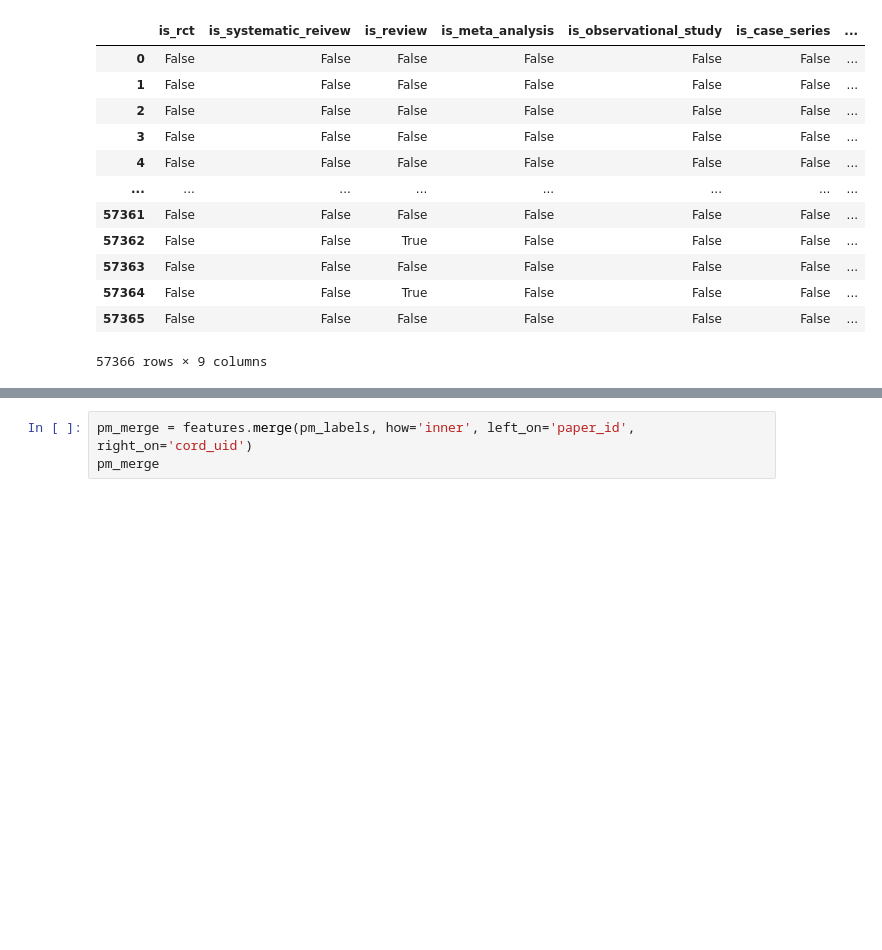
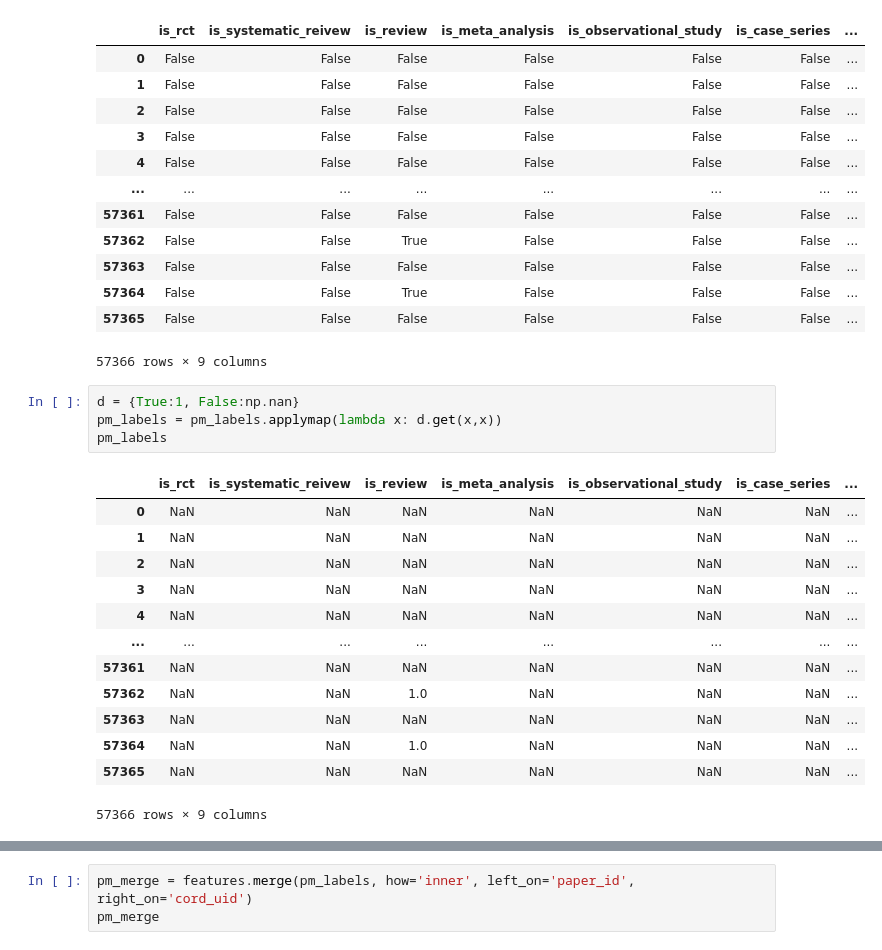
Before and after one commit to mindyng/Covid19, a Jupyter notebook: StudyTypeAnnotations.ipynb, the cells around one changed output, grey strips where cells are left out. Drawn from its saved outputs; the diff is of its cells as text; blank space fills up the shorter version.

```diff
--- a/StudyTypeAnnotations.ipynb
+++ b/StudyTypeAnnotations.ipynb
@@ -737,3 +729,21 @@ pm_labels
 | 57364 | False | False | True | False | False | False | ... |
 | 57365 | False | False | False | False | False | False | ... |
 57366 rows × 9 columns
+# %%
+d = {True:1, False:np.nan}
+pm_labels = pm_labels.applymap(lambda x: d.get(x,x))
+pm_labels
+# %% [output]
+|  | is_rct | is_systematic_reivew | is_review | is_meta_analysis | is_observational_study | is_case_series | ... |
+| 0 | NaN | NaN | NaN | NaN | NaN | NaN | ... |
+| 1 | NaN | NaN | NaN | NaN | NaN | NaN | ... |
+| 2 | NaN | NaN | NaN | NaN | NaN | NaN | ... |
+| 3 | NaN | NaN | NaN | NaN | NaN | NaN | ... |
+| 4 | NaN | NaN | NaN | NaN | NaN | NaN | ... |
+| ... | ... | ... | ... | ... | ... | ... | ... |
+| 57361 | NaN | NaN | NaN | NaN | NaN | NaN | ... |
+| 57362 | NaN | NaN | 1.0 | NaN | NaN | NaN | ... |
+| 57363 | NaN | NaN | NaN | NaN | NaN | NaN | ... |
+| 57364 | NaN | NaN | 1.0 | NaN | NaN | NaN | ... |
+| 57365 | NaN | NaN | NaN | NaN | NaN | NaN | ... |
+57366 rows × 9 columns
```
Also changed, not shown: parts of 6 cells of this notebook.
